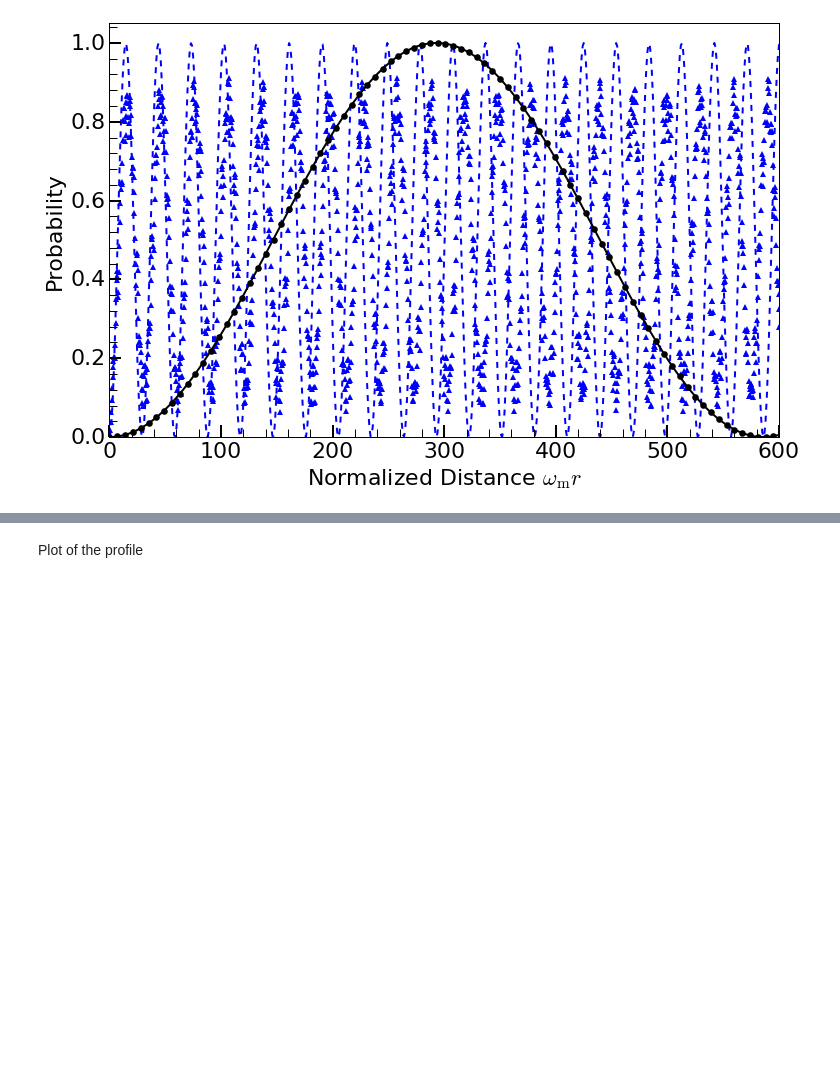
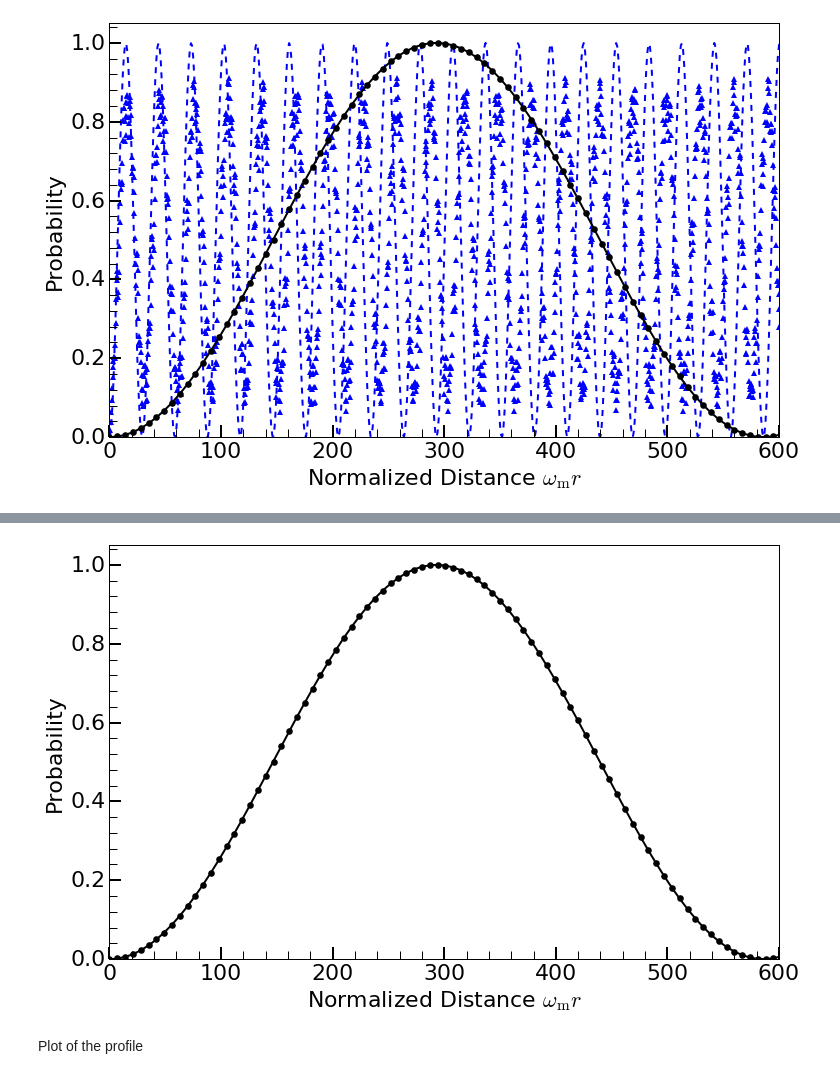
Before and after one commit to emptymalei/rabi-neutrino-oscillations, a Jupyter notebook: data/plots.ipynb, the cells around one changed output, grey strips where cells are left out. Cells and saved outputs as stored; diff of their text form; code cells hidden in the pictures; blank space fills up the shorter version.

```diff
--- a/data/plots.ipynb
+++ b/data/plots.ipynb
@@ -187,3 +227,43 @@ plt.savefig('castle-wall.pdf',bbox_inches='tight')
+# %%
+castlewallplt2, castlewallax2 = plt.subplots()
+
+castlewallplt2 = plt.plot(#probAkhmedovRabiTheoryList0p8[0],probAkhmedovRabiTheoryList0p8[1],'b--',\
+                         #solAkhList0p8[0][0::4],solAkhList0p8[1][0::4],'b^', \
+                         probAkhmedovRabiTheoryList0p04[0],probAkhmedovRabiTheoryList0p04[1],'k-',\
+                         solAkhList0p04[0][0::70], solAkhList0p04[1][0::70],'ko',\
+                         markersize=ftsz*0.3, linewidth=2, fillstyle='full', markeredgecolor='red', markeredgewidth=0.0)
+plt.xlabel('Normalized Distance $\omega_{\mathrm{m}}r$', fontsize=ftsz)
+plt.ylabel('Probability', fontsize=ftsz)
+plt.ylim([0,1.05])
+plt.xlim([0,600])
+#plt.legend(['Rabi Formula for $\lambda_2-\lambda_1=0.09\lambda_0$','Numerical Solution for $\lambda_2-\lambda_1=0.09\lambda_0$'], fontsize=ftsz,frameon='rc',loc=1)
+
+castlewallax2.tick_params('both', length=12, width=2, which='major', labelsize=ftsz, top='off', right='off')
+castlewallax2.tick_params('both', length=8, width=1, which='minor', labelsize=ftsz, top='off', right='off')
+
+castlewall2majorLocator = MultipleLocator(100)
+castlewall2majorFormatter = FormatStrFormatter('%d')
+castlewall2minorLocator = MultipleLocator(20)
+
+castlewall2majorLocatory = MultipleLocator(0.2)
+castlewall2majorFormattery = FormatStrFormatter('%0.1f')
+castlewall2minorLocatory = MultipleLocator(0.04)
+
+
+castlewallax2.xaxis.set_major_locator(castlewall2majorLocator)
+castlewallax2.xaxis.set_major_formatter(castlewall2majorFormatter)
+
+castlewallax2.yaxis.set_major_locator(castlewall2majorLocatory)
+castlewallax2.yaxis.set_major_formatter(castlewall2majorFormattery)
+
+
+# for the minor ticks, use no labels; default NullFormatter
+castlewallax2.xaxis.set_minor_locator(castlewall2minorLocator)
+castlewallax2.yaxis.set_minor_locator(castlewall2minorLocatory)
+
+plt.savefig('castle-wall-2.pdf',bbox_inches='tight')
+# %% [output]
+[figure, added]
 # %% [markdown]
 Plot of the profile
 # %%
```
Also changed, not shown: parts of 8 cells of this notebook, 8 other files.
